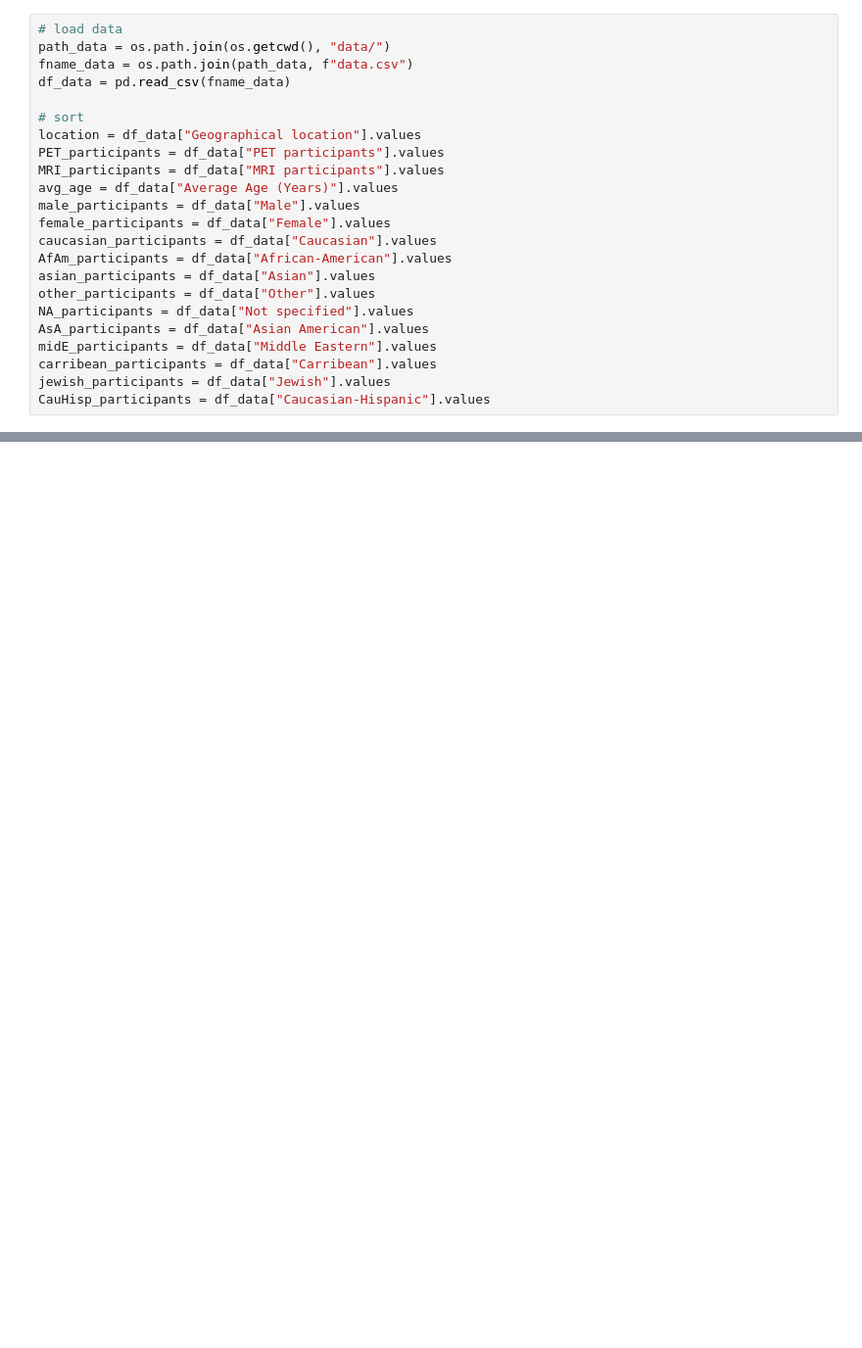
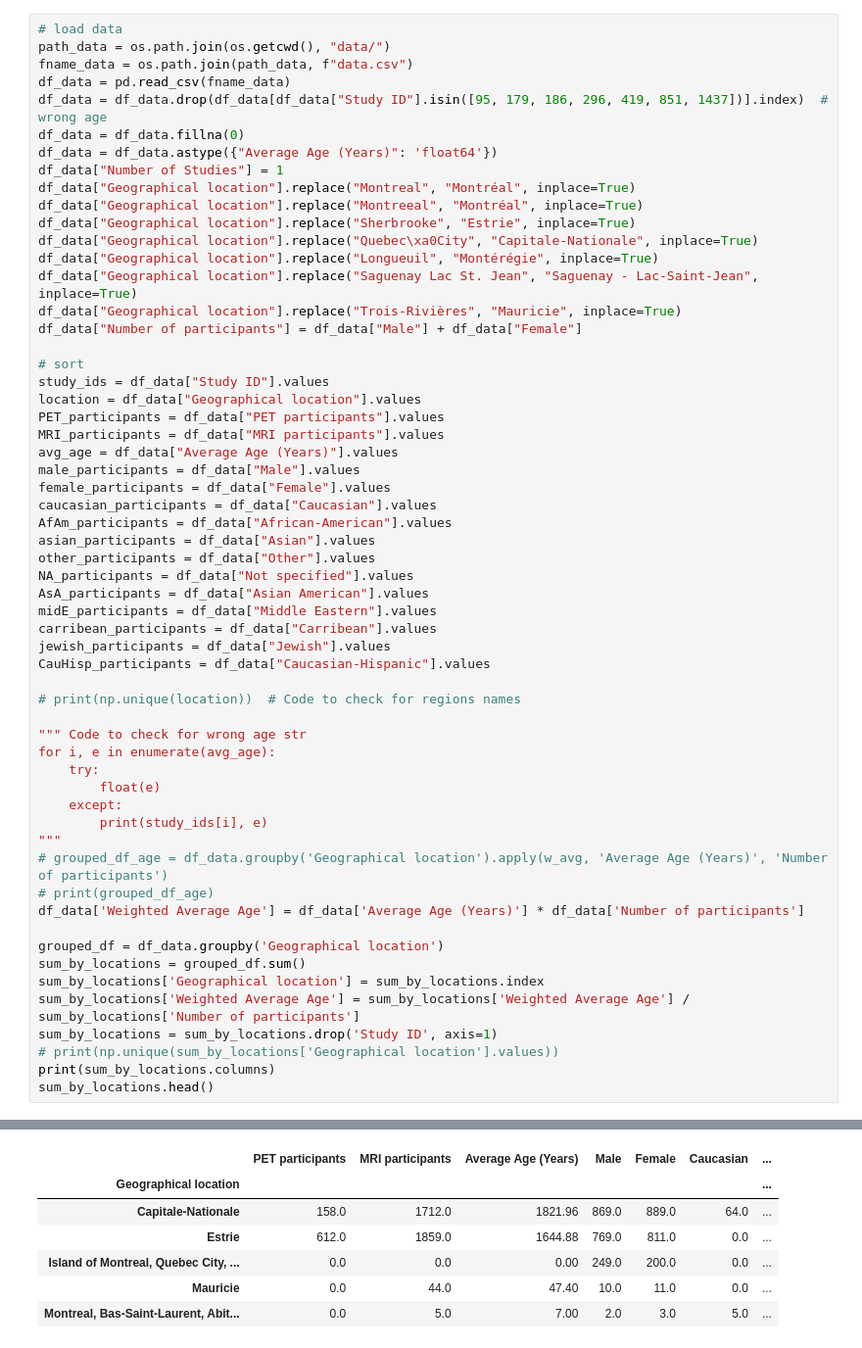
Before and after one commit to roboneurolibre/QC-imaging-demographics, a Jupyter notebook: demographics.ipynb, the cells around one changed output, grey strips where cells are left out. Shown at 98% size. Drawn from its saved outputs; the diff is of its cells as text; blank space fills up the shorter version.

```diff
--- a/demographics.ipynb
+++ b/demographics.ipynb
@@ -22,8 +24,21 @@ import geopandas as gpd
 path_data = os.path.join(os.getcwd(), "data/")
 fname_data = os.path.join(path_data, f"data.csv")
 df_data = pd.read_csv(fname_data)
+df_data = df_data.drop(df_data[df_data["Study ID"].isin([95, 179, 186, 296, 419, 851, 1437])].index)  # wrong age
+df_data = df_data.fillna(0)
+df_data = df_data.astype({"Average Age (Years)": 'float64'})
+df_data["Number of Studies"] = 1
+df_data["Geographical location"].replace("Montreal", "Montréal", inplace=True)
+df_data["Geographical location"].replace("Montreeal", "Montréal", inplace=True)
+df_data["Geographical location"].replace("Sherbrooke", "Estrie", inplace=True)
+df_data["Geographical location"].replace("Quebec\xa0City", "Capitale-Nationale", inplace=True)
+df_data["Geographical location"].replace("Longueuil", "Montérégie", inplace=True)
+df_data["Geographical location"].replace("Saguenay Lac St. Jean", "Saguenay - Lac-Saint-Jean", inplace=True)
+df_data["Geographical location"].replace("Trois-Rivières", "Mauricie", inplace=True)
+df_data["Number of participants"] = df_data["Male"] + df_data["Female"]
 
 # sort
+study_ids = df_data["Study ID"].values
 location = df_data["Geographical location"].values
 PET_participants = df_data["PET participants"].values
 MRI_participants = df_data["MRI participants"].values
@@ -40,3 +55,26 @@ midE_participants = df_data["Middle Eastern"].values
 carribean_participants = df_data["Carribean"].values
 jewish_participants = df_data["Jewish"].values
 CauHisp_participants = df_data["Caucasian-Hispanic"].values
+
+# print(np.unique(location))  # Code to check for regions names
+
+""" Code to check for wrong age str
+for i, e in enumerate(avg_age):
+    try:
+        float(e)
+    except:
+        print(study_ids[i], e)
+"""
+# grouped_df_age = df_data.groupby('Geographical location').apply(w_avg, 'Average Age (Years)', 'Number of participants')
+# print(grouped_df_age)
+df_data['Weighted Average Age'] = df_data['Average Age (Years)'] * df_data['Number of participants']
+
+grouped_df = df_data.groupby('Geographical location')
+sum_by_locations = grouped_df.sum()
+sum_by_locations['Geographical location'] = sum_by_locations.index
+sum_by_locations['Weighted Average Age'] = sum_by_locations['Weighted Average Age'] / sum_by_locations['Number of participants']
+sum_by_locations = sum_by_locations.drop('Study ID', axis=1)
+# print(np.unique(sum_by_locations['Geographical location'].values))
+print(sum_by_locations.columns)
+sum_by_locations.head()
+# %% [output]
@@ -42,0 +105,7 @@ CauHisp_participants = df_data["Caucasian-Hispanic"].values
+|  | PET participants | MRI participants | Average Age (Years) | Male | Female | Caucasian | ... |
+| Geographical location |  |  |  |  |  |  | ... |
+| Capitale-Nationale | 158.0 | 1712.0 | 1821.96 | 869.0 | 889.0 | 64.0 | ... |
+| Estrie | 612.0 | 1859.0 | 1644.88 | 769.0 | 811.0 | 0.0 | ... |
+| Island of Montreal, Quebec City, ... | 0.0 | 0.0 | 0.00 | 249.0 | 200.0 | 0.0 | ... |
+| Mauricie | 0.0 | 44.0 | 47.40 | 10.0 | 11.0 | 0.0 | ... |
+| Montreal, Bas-Saint-Laurent, Abit... | 0.0 | 5.0 | 7.00 | 2.0 | 3.0 | 5.0 | ... |
```
Also changed, not shown: parts of 5 cells of this notebook.
